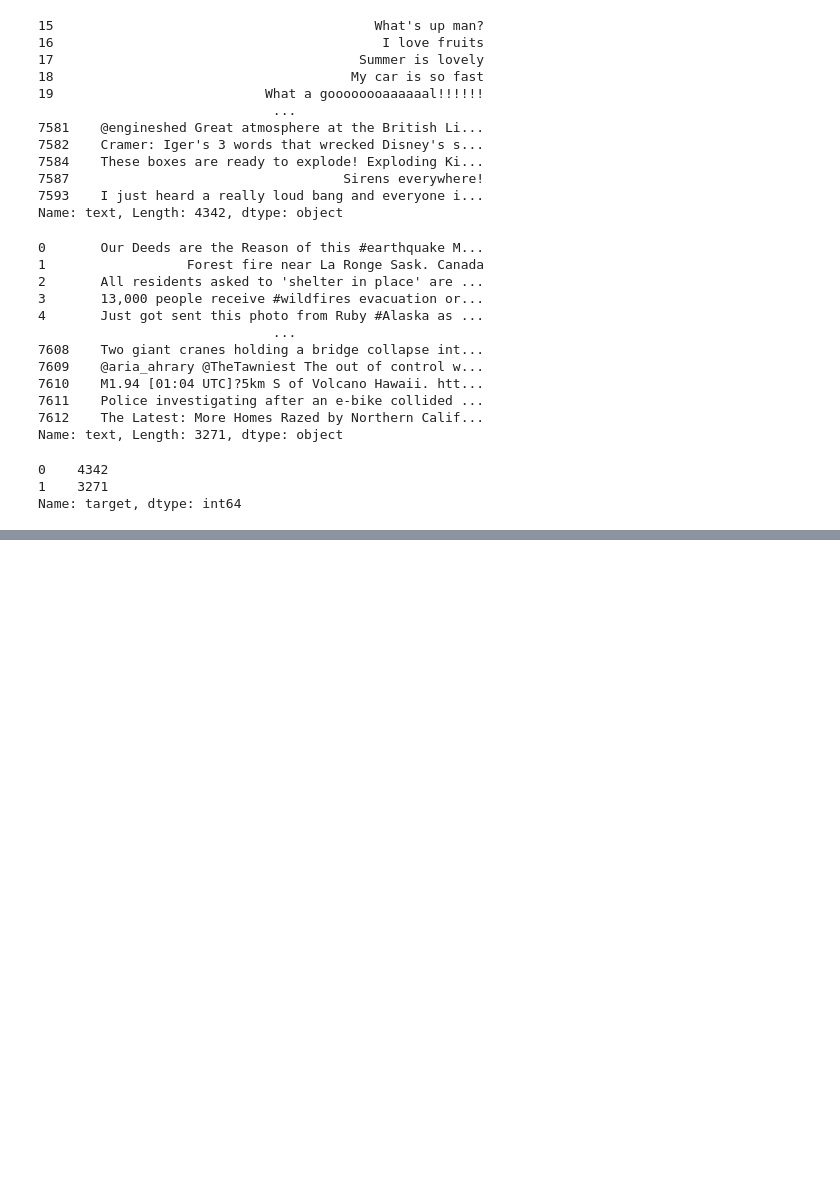
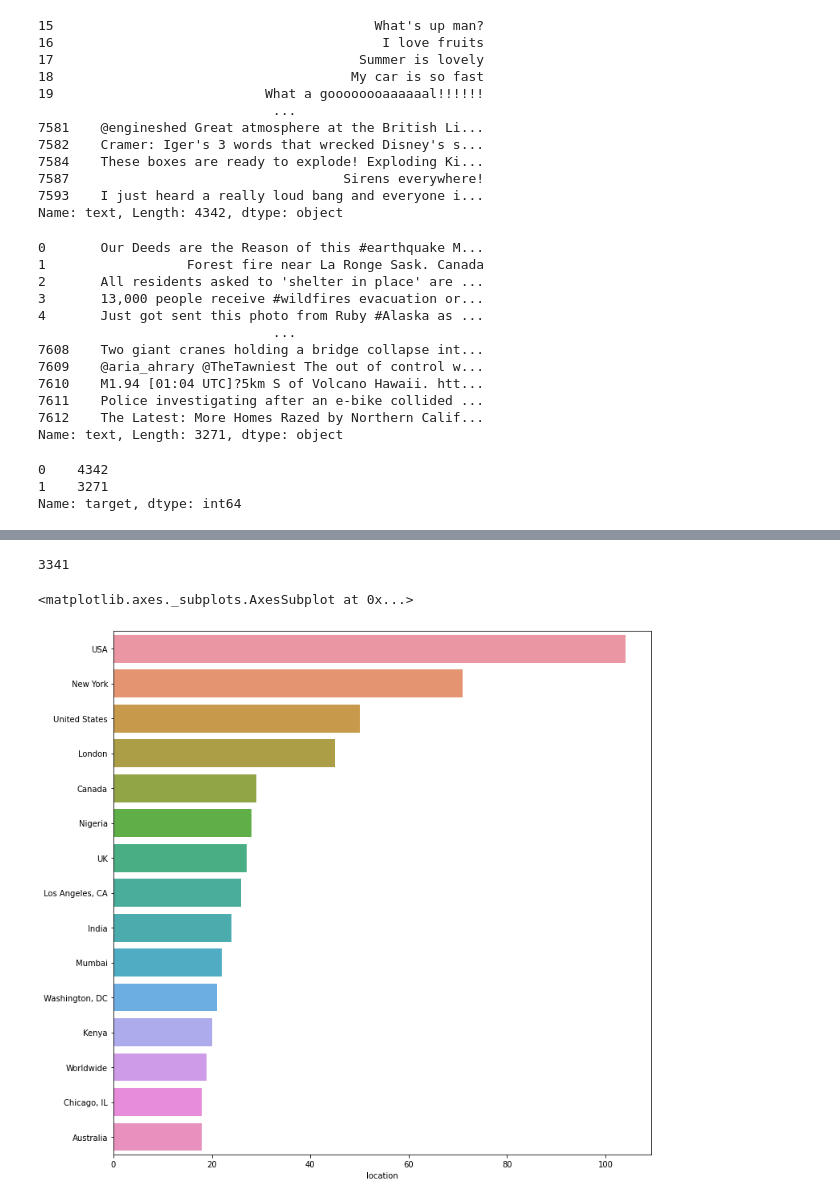
Before and after one commit to WanjohiWanjohi/NLP, a Jupyter notebook: NLP_Disaster.ipynb, the cells around one changed output, grey strips where cells are left out. Drawn from its saved outputs; the diff is of its cells as text; code cells hidden in the pictures; blank space fills up the shorter version.

```diff
--- a/NLP_Disaster.ipynb
+++ b/NLP_Disaster.ipynb
@@ -91,0 +110,10 @@ Name: target, dtype: int64
+# %%
+print(train.location.nunique())
+
+#top 15 locations
+plt.figure(figsize=(12,12))
+sns.barplot(y=train.location.value_counts().index[:15],x=train.location.value_counts()[:15])
+# %% [output]
+3341
+<matplotlib.axes._subplots.AxesSubplot at 0x...>
+[figure, added]
```
Also changed, not shown: parts of 4 cells of this notebook.
